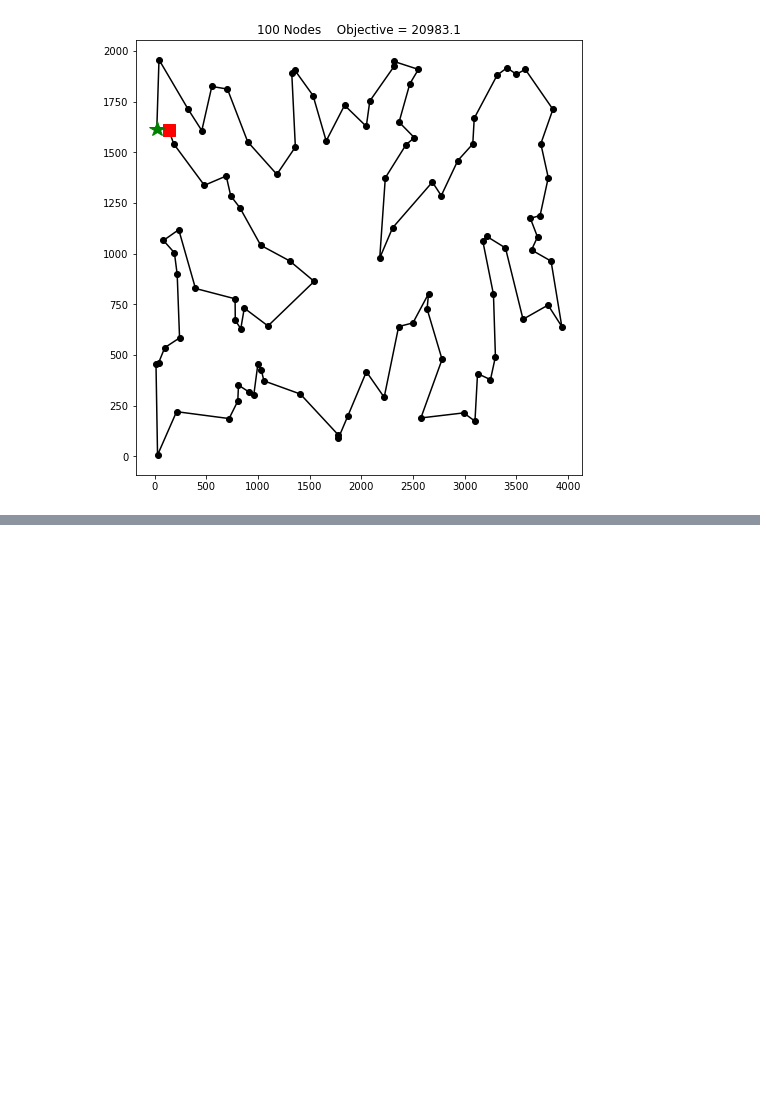
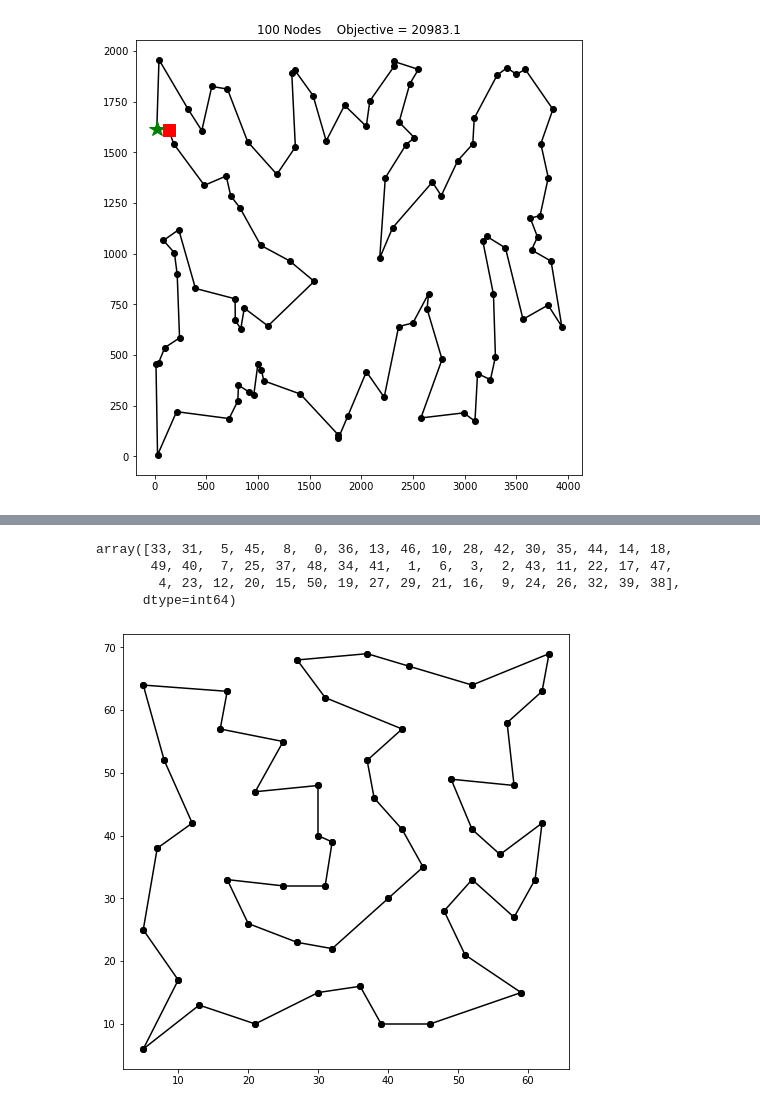
Before and after one commit to pooyad359/discrete-optim, a Jupyter notebook: 4 tsp/TSP.ipynb, the cells around one changed output, grey strips where cells are left out. Saved outputs shown, nothing was run; the diff lists cells and outputs as text; code cells hidden in the pictures; blank space fills up the shorter version.

```diff
--- a/4 tsp/TSP.ipynb
+++ b/4 tsp/TSP.ipynb
@@ -887,0 +1222,19 @@ No improvement observed.
+# %%
+for i in range(node_count):
+    neigh = neighbors[i,1:]
+    for j in range(node_count):
+        if j not in neigh:
+            model.AddAbsEquality(0,a[i][j])
+            model.AddAbsEquality(0,a[j][i])
+# %%
+# Objective
+obj = []
+for i in range(node_count):
+    for j in range(node_count):
+        d = distance(points[i],points[j])*100
+        obj.append(int(d)*a[i][j])
+model.Minimize(sum(obj))
+# %%
+cpsolver = cp_model.CpSolver()
+cpsolver.parameters.max_time_in_seconds = 60.0
+status = cpsolver.Solve(model)
@@ -887,0 +1253,8 @@ No improvement observed.
+# %%
+sol_mat = []
+for i in range(node_count):
+    row = [cpsolver.Value(a[i][j]) for j in range(node_count)]
+    sol_mat.append(row)
+    print(row)
+
+sol_mat = np.array(sol_mat)
@@ -887,0 +1279,11 @@ No improvement observed.
+# %%
+np.argmax(sol_mat,axis=0)
+# %% [output]
+array([33, 31,  5, 45,  8,  0, 36, 13, 46, 10, 28, 42, 30, 35, 44, 14, 18,
+       49, 40,  7, 25, 37, 48, 34, 41,  1,  6,  3,  2, 43, 11, 22, 17, 47,
+        4, 23, 12, 20, 15, 50, 19, 27, 29, 21, 16,  9, 24, 26, 32, 39, 38],
+      dtype=int64)
+# %%
+view_matrix(sol_mat,points)
+# %% [output]
+[figure, added]
```
Also changed, not shown: parts of 30 cells of this notebook, 2 other files.
